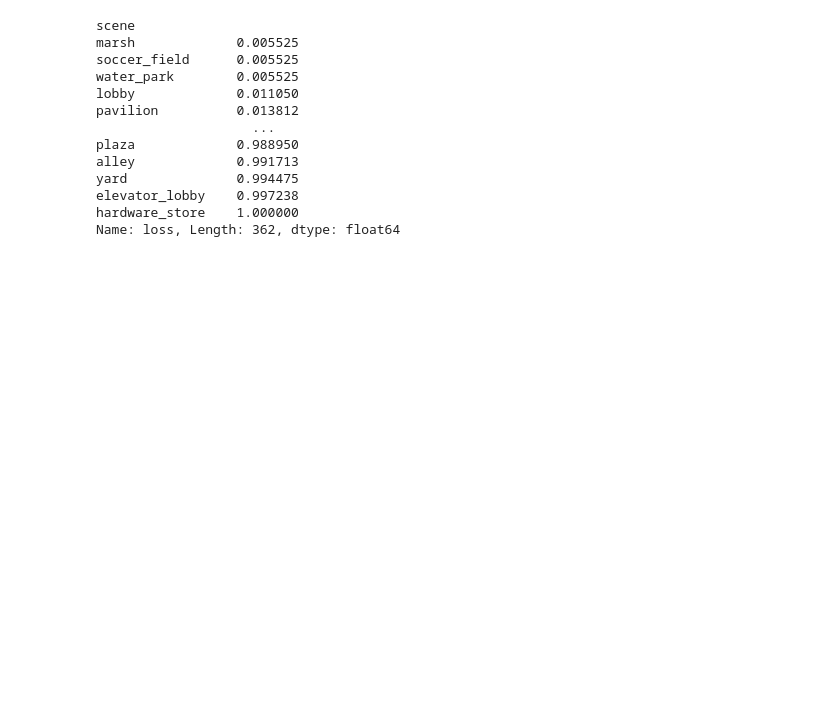
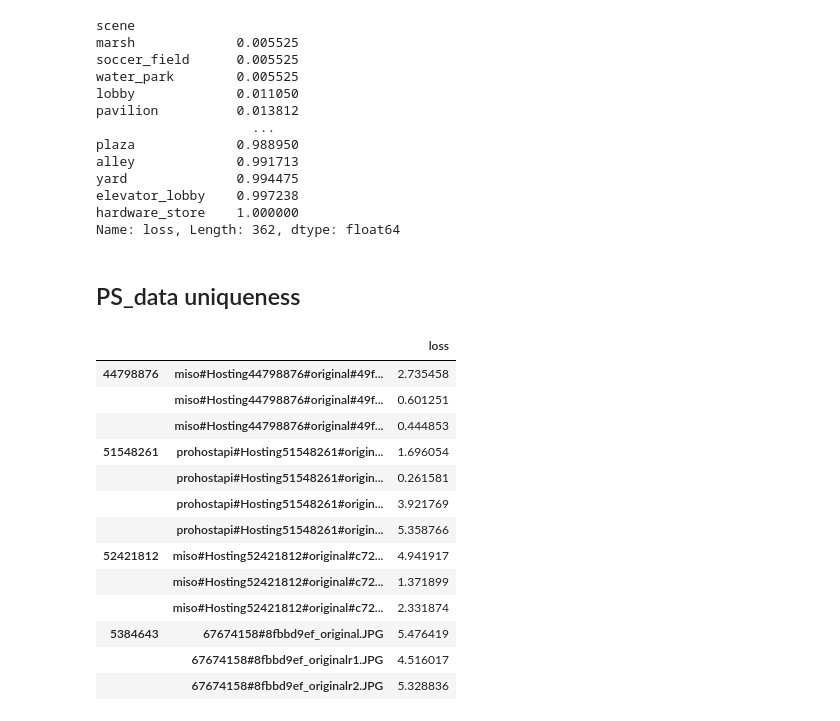
Before and after one commit to linhx25/image-uniqueness, a Jupyter notebook: model_interpretation_NY.ipynb, the cells around one changed output. Saved outputs shown, nothing was run; the diff lists cells and outputs as text; code cells hidden in the pictures; blank space fills up the shorter version.

```diff
--- a/model_interpretation_NY.ipynb
+++ b/model_interpretation_NY.ipynb
@@ -508,3 +508,44 @@ yard              0.994475
 elevator_lobby    0.997238
 hardware_store    1.000000
 Name: loss, Length: 362, dtype: float64
+# %% [markdown]
+## PS_data uniqueness
+# %%
+import pandas as pd
+import numpy as np
+import h5py
+from PIL import Image
+import glob
+
+
+file_path="./output/09-16_00:40:59/"
+uniqueness = pd.read_pickle(file_path + "/train_loss.pkl")
+
+img_folder = "./output/data/ps/*"
+
+
+img_ids = []
+for path in list(glob.glob(img_folder)):
+    t = path.split("/")[-1]
+    property_id = t.split("-")[0]
+    image_id = ''.join(t.split("-")[1:])
+    img_ids.append((property_id, image_id))
+
+img_ids = pd.MultiIndex.from_tuples(img_ids)
+append = uniqueness.loc[img_ids]
+append.sort_index()
+# %% [output]
+|  |  | loss |
+| 44798876 | miso#Hosting44798876#original#49f... | 2.735458 |
+|  | miso#Hosting44798876#original#49f... | 0.601251 |
+|  | miso#Hosting44798876#original#49f... | 0.444853 |
+| 51548261 | prohostapi#Hosting51548261#origin... | 1.696054 |
+|  | prohostapi#Hosting51548261#origin... | 0.261581 |
+|  | prohostapi#Hosting51548261#origin... | 3.921769 |
+|  | prohostapi#Hosting51548261#origin... | 5.358766 |
+| 52421812 | miso#Hosting52421812#original#c72... | 4.941917 |
+|  | miso#Hosting52421812#original#c72... | 1.371899 |
+|  | miso#Hosting52421812#original#c72... | 2.331874 |
+| 5384643 | 67674158#8fbbd9ef_original.JPG | 5.476419 |
+|  | 67674158#8fbbd9ef_originalr1.JPG | 4.516017 |
+|  | 67674158#8fbbd9ef_originalr2.JPG | 5.328836 |
```
Also changed, not shown: 2 other files.
